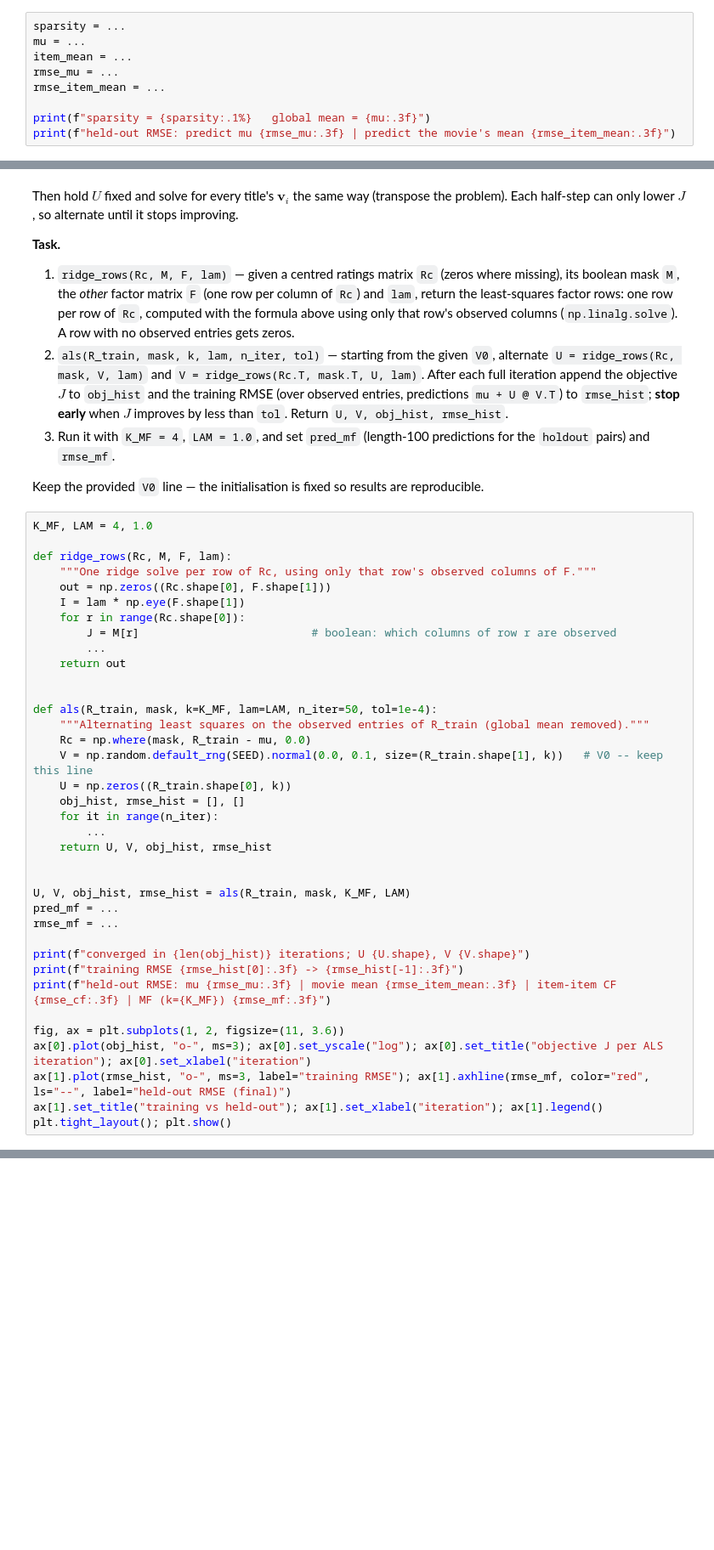
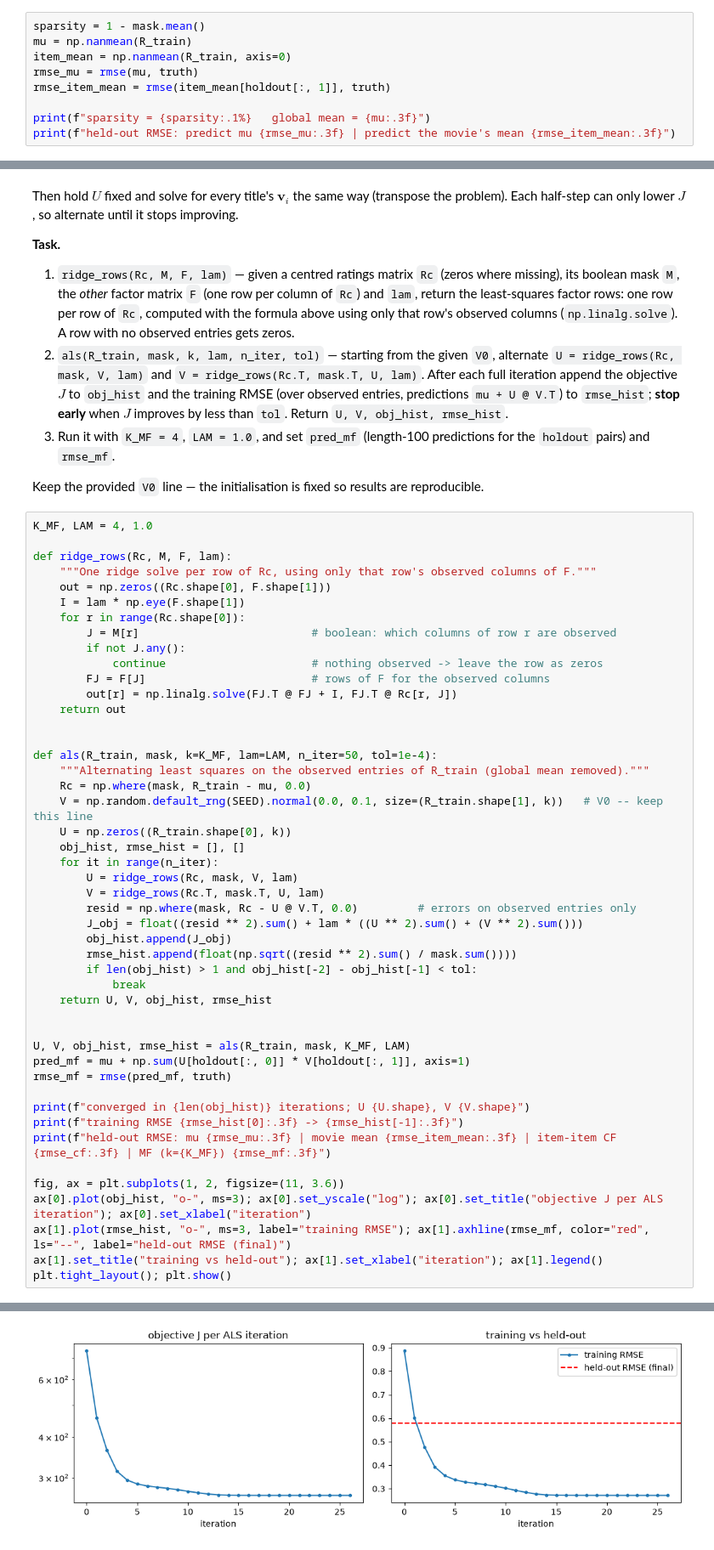
Before and after one commit to TrentRice/DS701-Materials-FA26, a Jupyter notebook: class_activity_notebooks/19-InClass-Exercise-Recommenders-A1/19-InClass-Exercise-Recommenders-A1.ipynb, the cells around one changed output, grey strips where cells are left out. Shown at 85% size. Drawn from its saved outputs; the diff is of its cells as text; blank space fills up the shorter version.

```diff
--- a/class_activity_notebooks/19-InClass-Exercise-Recommenders-A1/19-InClass-Exercise-Recommenders-A1.ipynb
+++ b/class_activity_notebooks/19-InClass-Exercise-Recommenders-A1/19-InClass-Exercise-Recommenders-A1.ipynb
@@ -164,11 +180,11 @@ to beat.
 Use `holdout[:, 0]` (patrons) and `holdout[:, 1]` (titles) to look things up, and `truth`
 for the answers.
 # %%
-sparsity = ...
-mu = ...
-item_mean = ...
-rmse_mu = ...
-rmse_item_mean = ...
+sparsity = 1 - mask.mean()
+mu = np.nanmean(R_train)
+item_mean = np.nanmean(R_train, axis=0)
+rmse_mu = rmse(mu, truth)
+rmse_item_mean = rmse(item_mean[holdout[:, 1]], truth)
 
 print(f"sparsity = {sparsity:.1%}   global mean = {mu:.3f}")
 print(f"held-out RMSE: predict mu {rmse_mu:.3f} | predict the movie's mean {rmse_item_mean:.3f}")
@@ -322,7 +373,10 @@ def ridge_rows(Rc, M, F, lam):
     I = lam * np.eye(F.shape[1])
     for r in range(Rc.shape[0]):
         J = M[r]                          # boolean: which columns of row r are observed
-        ...
+        if not J.any():
+            continue                      # nothing observed -> leave the row as zeros
+        FJ = F[J]                         # rows of F for the observed columns
+        out[r] = np.linalg.solve(FJ.T @ FJ + I, FJ.T @ Rc[r, J])
     return out
 
 
@@ -333,13 +387,20 @@ def als(R_train, mask, k=K_MF, lam=LAM, n_iter=50, tol=1e-4):
     U = np.zeros((R_train.shape[0], k))
     obj_hist, rmse_hist = [], []
     for it in range(n_iter):
-        ...
+        U = ridge_rows(Rc, mask, V, lam)
+        V = ridge_rows(Rc.T, mask.T, U, lam)
+        resid = np.where(mask, Rc - U @ V.T, 0.0)         # errors on observed entries only
+        J_obj = float((resid ** 2).sum() + lam * ((U ** 2).sum() + (V ** 2).sum()))
+        obj_hist.append(J_obj)
+        rmse_hist.append(float(np.sqrt((resid ** 2).sum() / mask.sum())))
+        if len(obj_hist) > 1 and obj_hist[-2] - obj_hist[-1] < tol:
+            break
     return U, V, obj_hist, rmse_hist
 
 
 U, V, obj_hist, rmse_hist = als(R_train, mask, K_MF, LAM)
-pred_mf = ...
-rmse_mf = ...
+pred_mf = mu + np.sum(U[holdout[:, 0]] * V[holdout[:, 1]], axis=1)
+rmse_mf = rmse(pred_mf, truth)
 
 print(f"converged in {len(obj_hist)} iterations; U {U.shape}, V {V.shape}")
 print(f"training RMSE {rmse_hist[0]:.3f} -> {rmse_hist[-1]:.3f}")
@@ -350,3 +411,4 @@ ax[0].plot(obj_hist, "o-", ms=3); ax[0].set_yscale("log"); ax[0].set_title("obje
 ax[1].plot(rmse_hist, "o-", ms=3, label="training RMSE"); ax[1].axhline(rmse_mf, color="red", ls="--", label="held-out RMSE (final)")
 ax[1].set_title("training vs held-out"); ax[1].set_xlabel("iteration"); ax[1].legend()
 plt.tight_layout(); plt.show()
+# %% [output]
@@ -353,2 +418,3 @@ plt.tight_layout(); plt.show()
+[figure, added]
 # %%
 grader.check("q4")
```
Also changed, not shown: parts of 18 cells of this notebook.
